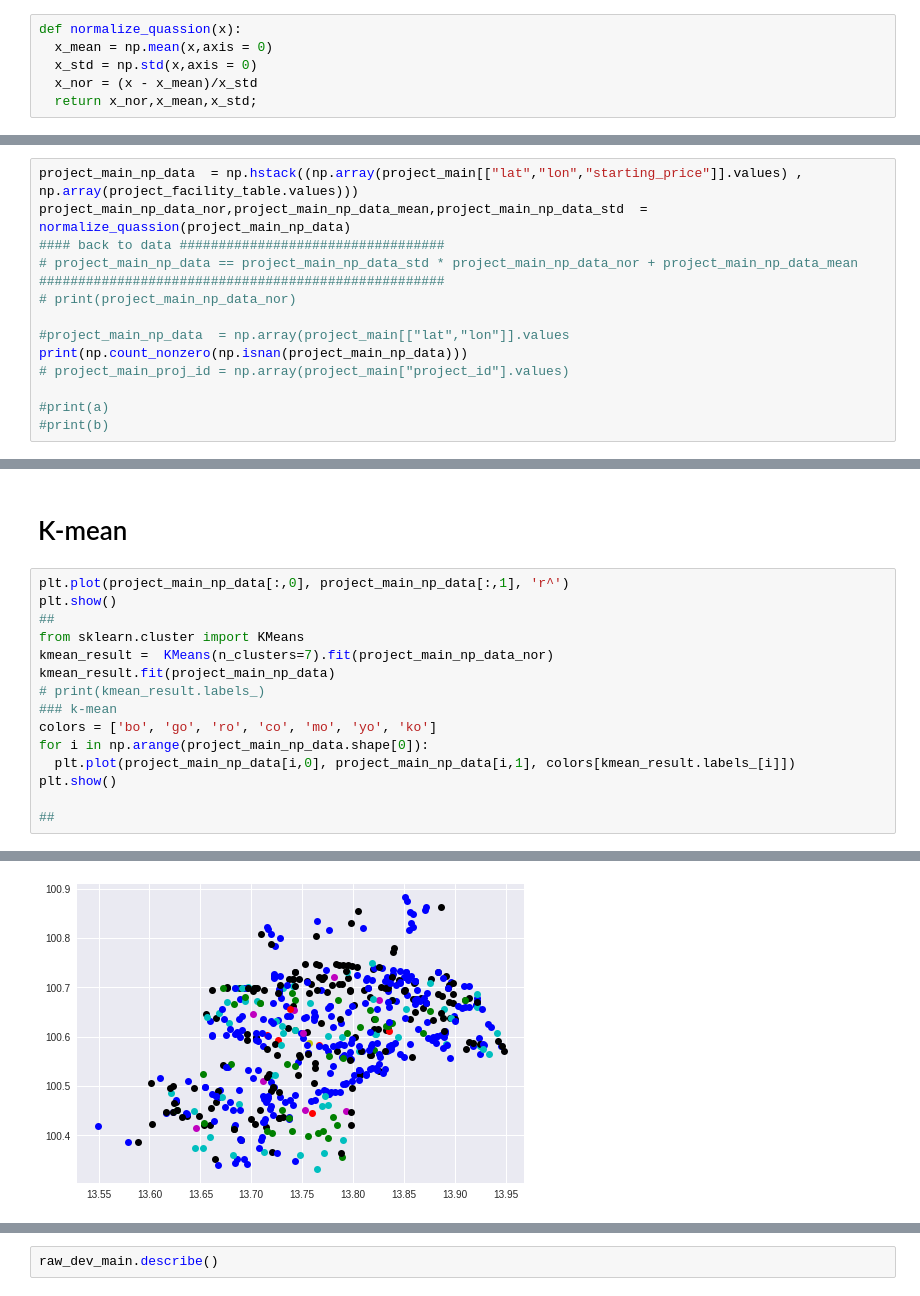
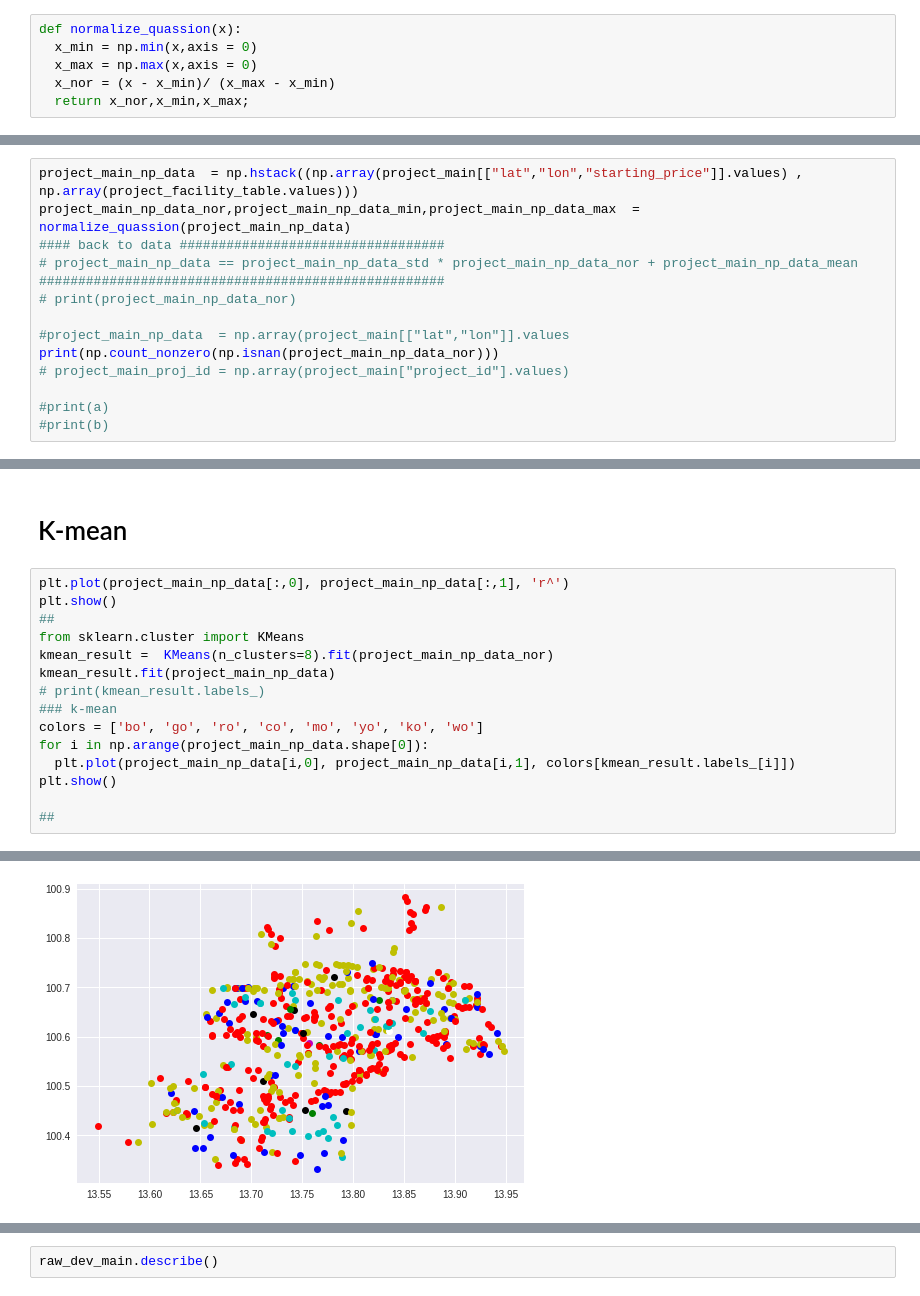
Before and after one commit to Pataweepr/applyML_vistec_2019, a Jupyter notebook: hw2_homeDotTech.ipynb, the cells around one changed output, grey strips where cells are left out. Cells and saved outputs as stored; diff of their text form.

```diff
--- a/hw2_homeDotTech.ipynb
+++ b/hw2_homeDotTech.ipynb
@@ -218,10 +218,10 @@ project_main["starting_price"] = project_main["starting_price"].fillna(project_m
 # df.fillna(df.mode().iloc[0])
 # %%
 def normalize_quassion(x):
-  x_mean = np.mean(x,axis = 0)
-  x_std = np.std(x,axis = 0)
-  x_nor = (x - x_mean)/x_std
-  return x_nor,x_mean,x_std;
+  x_min = np.min(x,axis = 0)
+  x_max = np.max(x,axis = 0)
+  x_nor = (x - x_min)/ (x_max - x_min)
+  return x_nor,x_min,x_max;
 # %%
 # project_facility
 project_facility = readDataFromDrive_HDT_single_col('13jUinwDsk9sYvoMOBaTMfTM11912CvdO')
@@ -390,13 +389,13 @@ print(project_main.shape)
 # %%
 project_main_np_data  = np.hstack((np.array(project_main[["lat","lon","starting_price"]].values) , np.array(project_facility_table.values)))
-project_main_np_data_nor,project_main_np_data_mean,project_main_np_data_std  = normalize_quassion(project_main_np_data)
+project_main_np_data_nor,project_main_np_data_min,project_main_np_data_max  = normalize_quassion(project_main_np_data)
 #### back to data ##################################
 # project_main_np_data == project_main_np_data_std * project_main_np_data_nor + project_main_np_data_mean
 ####################################################
 # print(project_main_np_data_nor)
 
 #project_main_np_data  = np.array(project_main[["lat","lon"]].values
-print(np.count_nonzero(np.isnan(project_main_np_data)))
+print(np.count_nonzero(np.isnan(project_main_np_data_nor)))
 # project_main_proj_id = np.array(project_main["project_id"].values)
 
 #print(a)
@@ -408,20 +407,20 @@ print(np.count_nonzero(np.isnan(project_main_np_data)))
 # %%
 plt.plot(project_main_np_data[:,0], project_main_np_data[:,1], 'r^')
 plt.show()
 ##
 from sklearn.cluster import KMeans
-kmean_result =  KMeans(n_clusters=7).fit(project_main_np_data_nor)
+kmean_result =  KMeans(n_clusters=8).fit(project_main_np_data_nor)
 kmean_result.fit(project_main_np_data)
 # print(kmean_result.labels_)
 ### k-mean
-colors = ['bo', 'go', 'ro', 'co', 'mo', 'yo', 'ko']
+colors = ['bo', 'go', 'ro', 'co', 'mo', 'yo', 'ko', 'wo']
 for i in np.arange(project_main_np_data.shape[0]):
   plt.plot(project_main_np_data[i,0], project_main_np_data[i,1], colors[kmean_result.labels_[i]])
 plt.show()
 
 ##
 # %% [output]
 [figure]
-[figure, old version]
+[figure, new version]
 # %%
 # recommentdation system
```
Also changed, not shown: parts of 12 cells of this notebook.
